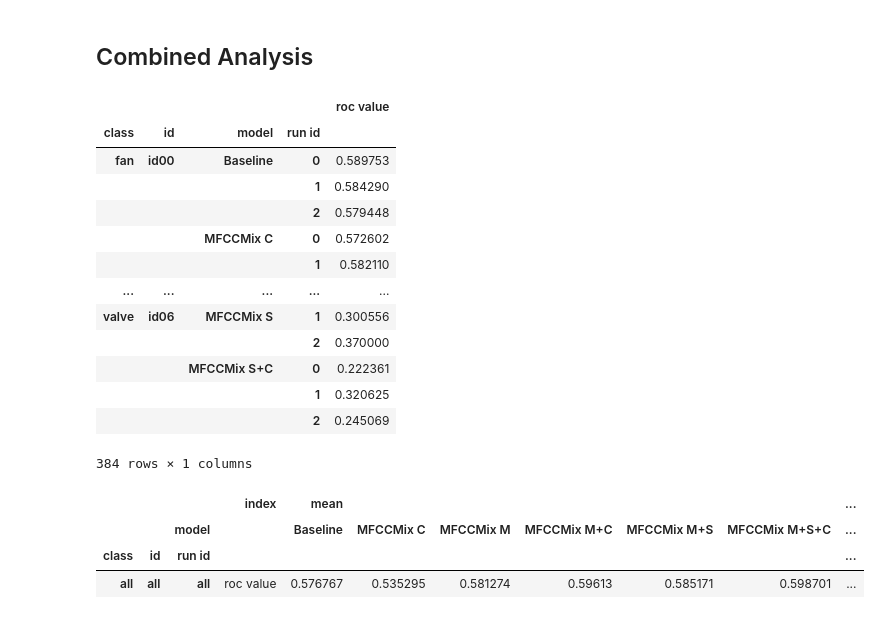
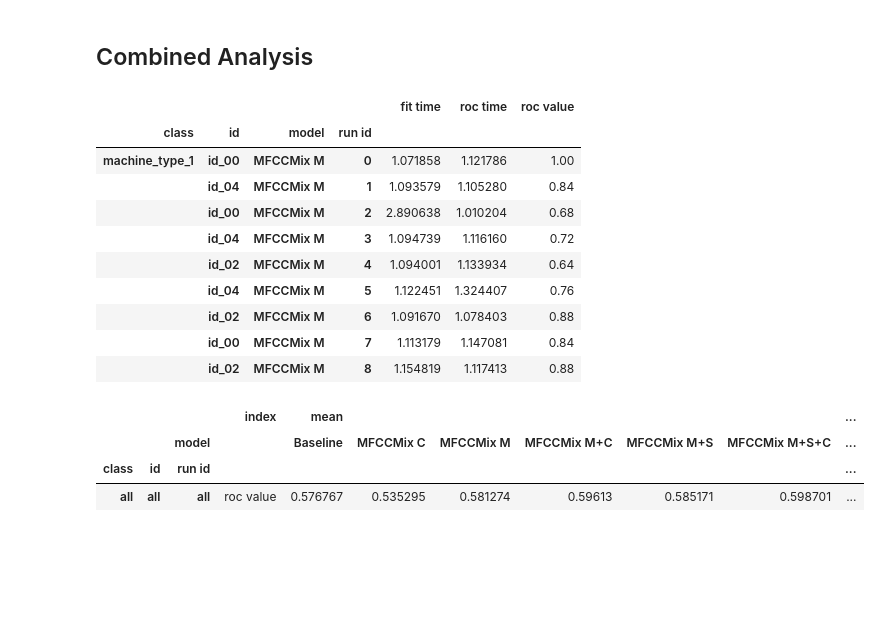
Before and after one commit to IoTDataAtelier/mtsa, a Jupyter notebook: examples/analysis.ipynb, the cells around one changed output. Cells and saved outputs as stored; diff of their text form; code cells hidden in the pictures; blank space fills up the shorter version.

```diff
--- a/examples/analysis.ipynb
+++ b/examples/analysis.ipynb
@@ -139,24 +136,21 @@ df_individual_agg
 # %% [markdown]
 ## Combined Analysis
 # %%
-path_input_combined = "/data/output/rocs/results_03_combined.h5"
+path_input_combined = f"{path}results_combined"
 df_combined = get_df_from_path(path_input_combined)
 df_combined
 # %% [output]
-|  |  |  |  | roc value |
-| class | id | model | run id |  |
-| fan | id00 | Baseline | 0 | 0.589753 |
-|  |  |  | 1 | 0.584290 |
-|  |  |  | 2 | 0.579448 |
-|  |  | MFCCMix C | 0 | 0.572602 |
-|  |  |  | 1 | 0.582110 |
-| ... | ... | ... | ... | ... |
-| valve | id06 | MFCCMix S | 1 | 0.300556 |
-|  |  |  | 2 | 0.370000 |
-|  |  | MFCCMix S+C | 0 | 0.222361 |
-|  |  |  | 1 | 0.320625 |
-|  |  |  | 2 | 0.245069 |
+|  |  |  |  | fit time | roc time | roc value |
+| class | id | model | run id |  |  |  |
+| machine_type_1 | id_00 | MFCCMix M | 0 | 1.071858 | 1.121786 | 1.00 |
+|  | id_04 | MFCCMix M | 1 | 1.093579 | 1.105280 | 0.84 |
+|  | id_00 | MFCCMix M | 2 | 2.890638 | 1.010204 | 0.68 |
+|  | id_04 | MFCCMix M | 3 | 1.094739 | 1.116160 | 0.72 |
+|  | id_02 | MFCCMix M | 4 | 1.094001 | 1.133934 | 0.64 |
+|  | id_04 | MFCCMix M | 5 | 1.122451 | 1.324407 | 0.76 |
+|  | id_02 | MFCCMix M | 6 | 1.091670 | 1.078403 | 0.88 |
+|  | id_00 | MFCCMix M | 7 | 1.113179 | 1.147081 | 0.84 |
+|  | id_02 | MFCCMix M | 8 | 1.154819 | 1.117413 | 0.88 |
-384 rows × 1 columns
 # %%
 index = []
 values = ['roc value']
```
Also changed, not shown: parts of 5 cells of this notebook, 10 other files.
